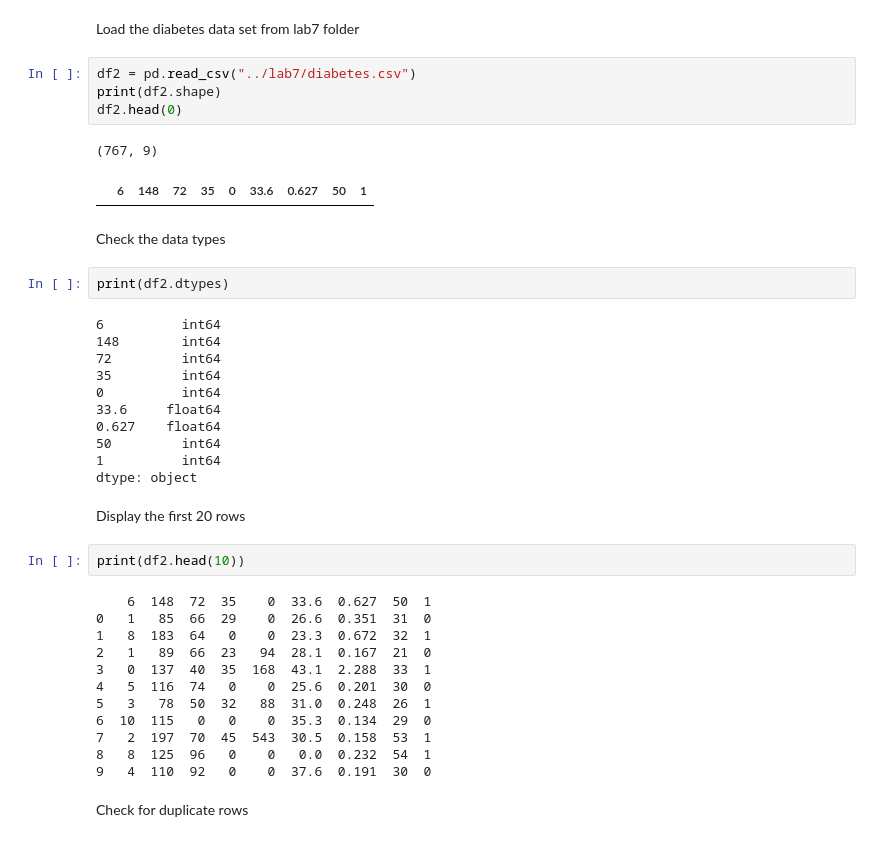
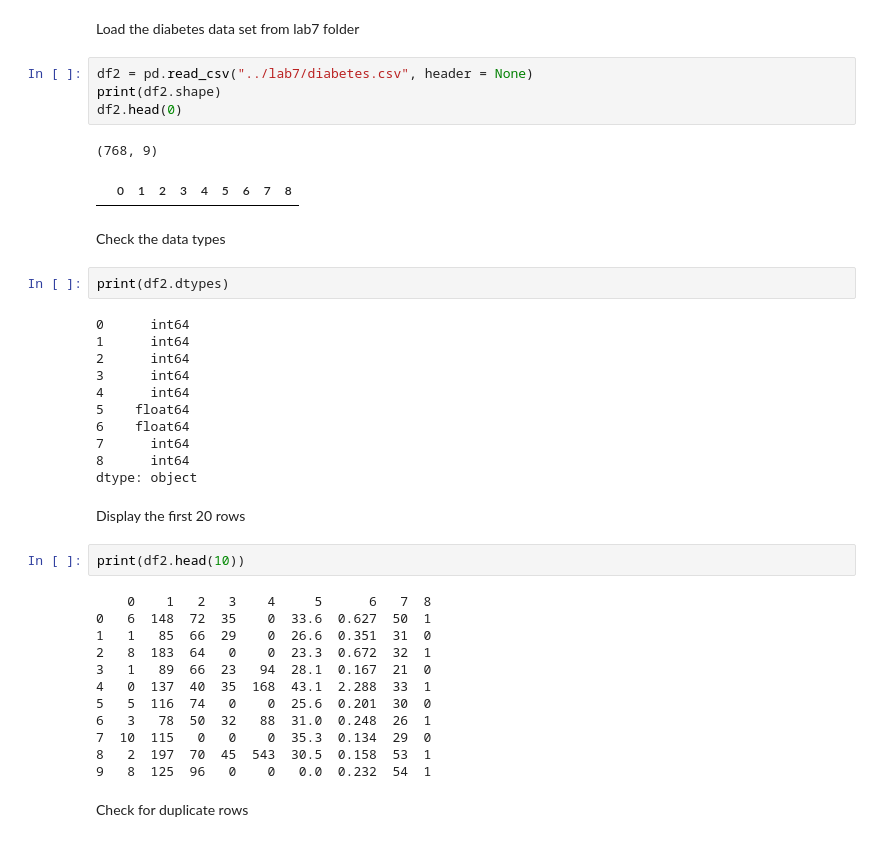
Before and after one commit to onepoint16/bigdata, a Jupyter notebook: notebooks/lab7.ipynb, the cells around one changed output. Drawn from its saved outputs; the diff is of its cells as text.

```diff
--- a/notebooks/lab7.ipynb
+++ b/notebooks/lab7.ipynb
@@ -240,43 +240,43 @@ plt.show()
 # %% [markdown]
 Load the diabetes data set from lab7 folder
 # %%
-df2 = pd.read_csv("../lab7/diabetes.csv")
+df2 = pd.read_csv("../lab7/diabetes.csv", header = None)
 print(df2.shape)
 df2.head(0)
 # %% [output]
-(767, 9)
+(768, 9)
-|  | 6 | 148 | 72 | 35 | 0 | 33.6 | 0.627 | 50 | 1 |
+|  | 0 | 1 | 2 | 3 | 4 | 5 | 6 | 7 | 8 |
 # %% [markdown]
 Check the data types
 # %%
 print(df2.dtypes)
 # %% [output]
-6          int64
-148        int64
-72         int64
-35         int64
-0          int64
-33.6     float64
-0.627    float64
-50         int64
-1          int64
+0      int64
+1      int64
+2      int64
+3      int64
+4      int64
+5    float64
+6    float64
+7      int64
+8      int64
 dtype: object
 # %% [markdown]
 Display the first 20 rows
 # %%
 print(df2.head(10))
 # %% [output]
-    6  148  72  35    0  33.6  0.627  50  1
-0   1   85  66  29    0  26.6  0.351  31  0
-1   8  183  64   0    0  23.3  0.672  32  1
-2   1   89  66  23   94  28.1  0.167  21  0
-3   0  137  40  35  168  43.1  2.288  33  1
-4   5  116  74   0    0  25.6  0.201  30  0
-5   3   78  50  32   88  31.0  0.248  26  1
-6  10  115   0   0    0  35.3  0.134  29  0
-7   2  197  70  45  543  30.5  0.158  53  1
-8   8  125  96   0    0   0.0  0.232  54  1
-9   4  110  92   0    0  37.6  0.191  30  0
+    0    1   2   3    4     5      6   7  8
+0   6  148  72  35    0  33.6  0.627  50  1
+1   1   85  66  29    0  26.6  0.351  31  0
+2   8  183  64   0    0  23.3  0.672  32  1
+3   1   89  66  23   94  28.1  0.167  21  0
+4   0  137  40  35  168  43.1  2.288  33  1
+5   5  116  74   0    0  25.6  0.201  30  0
+6   3   78  50  32   88  31.0  0.248  26  1
+7  10  115   0   0    0  35.3  0.134  29  0
+8   2  197  70  45  543  30.5  0.158  53  1
+9   8  125  96   0    0   0.0  0.232  54  1
 # %% [markdown]
 Check for duplicate rows
 # %%
```
Also changed, not shown: parts of 8 cells of this notebook.
